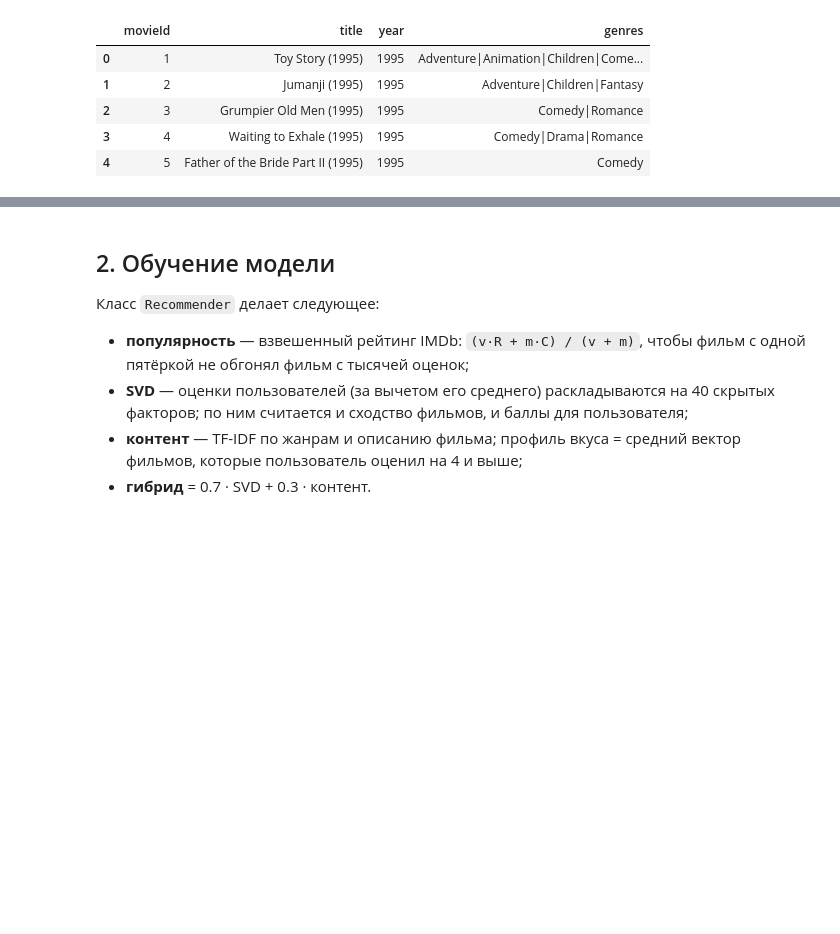
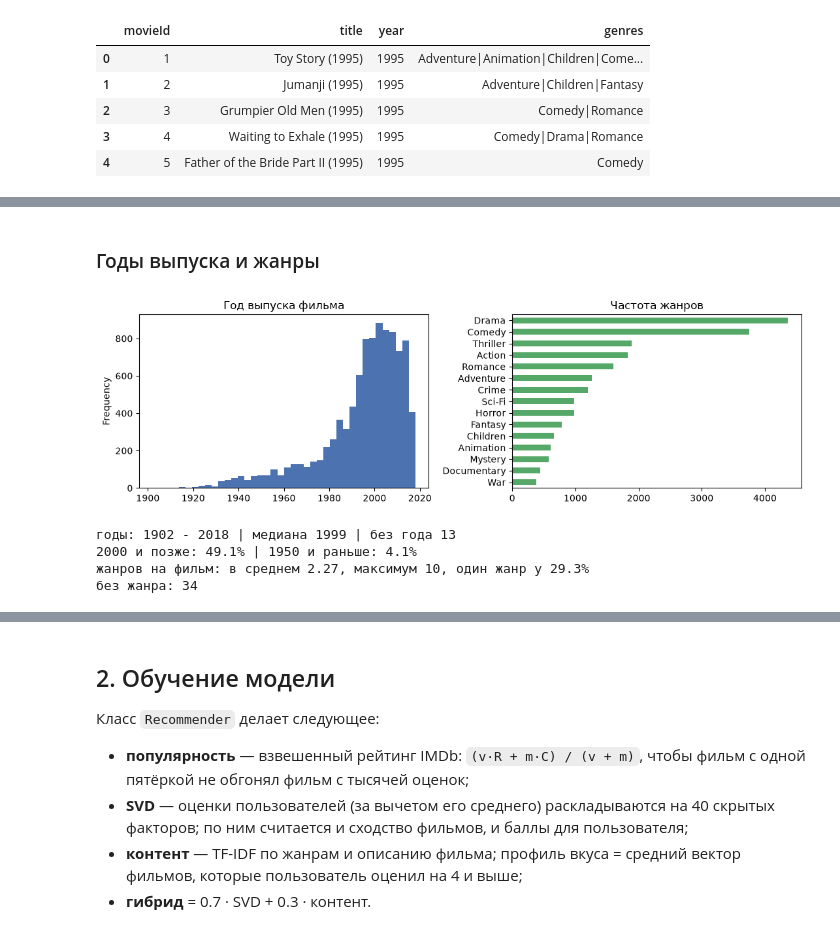
Before and after one commit to Salomon264/RecomendationSystemFilms, a Jupyter notebook: files/film-recommendation-system.ipynb, the cells around one changed output, grey strips where cells are left out. Drawn from its saved outputs; the diff is of its cells as text; code cells hidden in the pictures; blank space fills up the shorter version.

```diff
--- a/files/film-recommendation-system.ipynb
+++ b/files/film-recommendation-system.ipynb
@@ -52,0 +112,25 @@ plt.show()
+# %% [markdown]
+### Годы выпуска и жанры
+# %%
+genres_list = movies.genres.str.split("|")
+top_genres = pd.Series([g for row in genres_list for g in row]).value_counts().head(15)
+
+fig, ax = plt.subplots(1, 2, figsize=(11, 3.4))
+movies.year.dropna().plot.hist(bins=40, ax=ax[0], color="#4c72b0")
+ax[0].set_title("Год выпуска фильма")
+top_genres[::-1].plot.barh(ax=ax[1], color="#55a868")
+ax[1].set_title("Частота жанров"); ax[1].set_ylabel("")
+plt.tight_layout(); plt.show()
+
+print("годы:", int(movies.year.min()), "-", int(movies.year.max()), "| медиана", int(movies.year.median()),
+      "| без года", int(movies.year.isna().sum()))
+print("2000 и позже: {:.1%} | 1950 и раньше: {:.1%}".format((movies.year >= 2000).mean(), (movies.year <= 1950).mean()))
+print("жанров на фильм: в среднем {:.2f}, максимум {}, один жанр у {:.1%}".format(
+    genres_list.str.len().mean(), genres_list.str.len().max(), (genres_list.str.len() == 1).mean()))
+print("без жанра:", int((movies.genres == "(no genres listed)").sum()))
+# %% [output]
+[figure, added]
+годы: 1902 - 2018 | медиана 1999 | без года 13
+2000 и позже: 49.1% | 1950 и раньше: 4.1%
+жанров на фильм: в среднем 2.27, максимум 10, один жанр у 29.3%
+без жанра: 34
```
Also changed, not shown: parts of 17 cells of this notebook, 10 other files.
